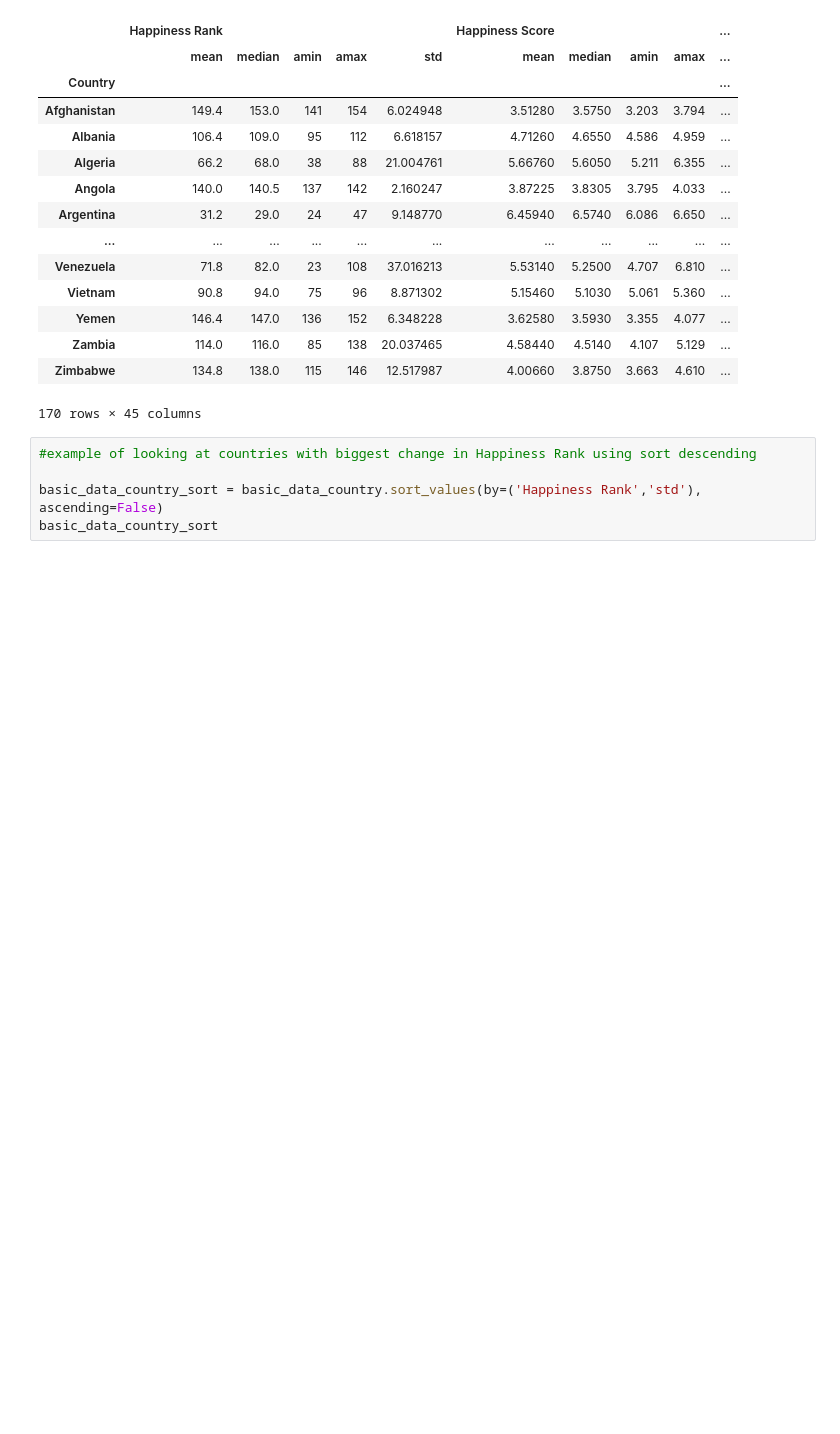
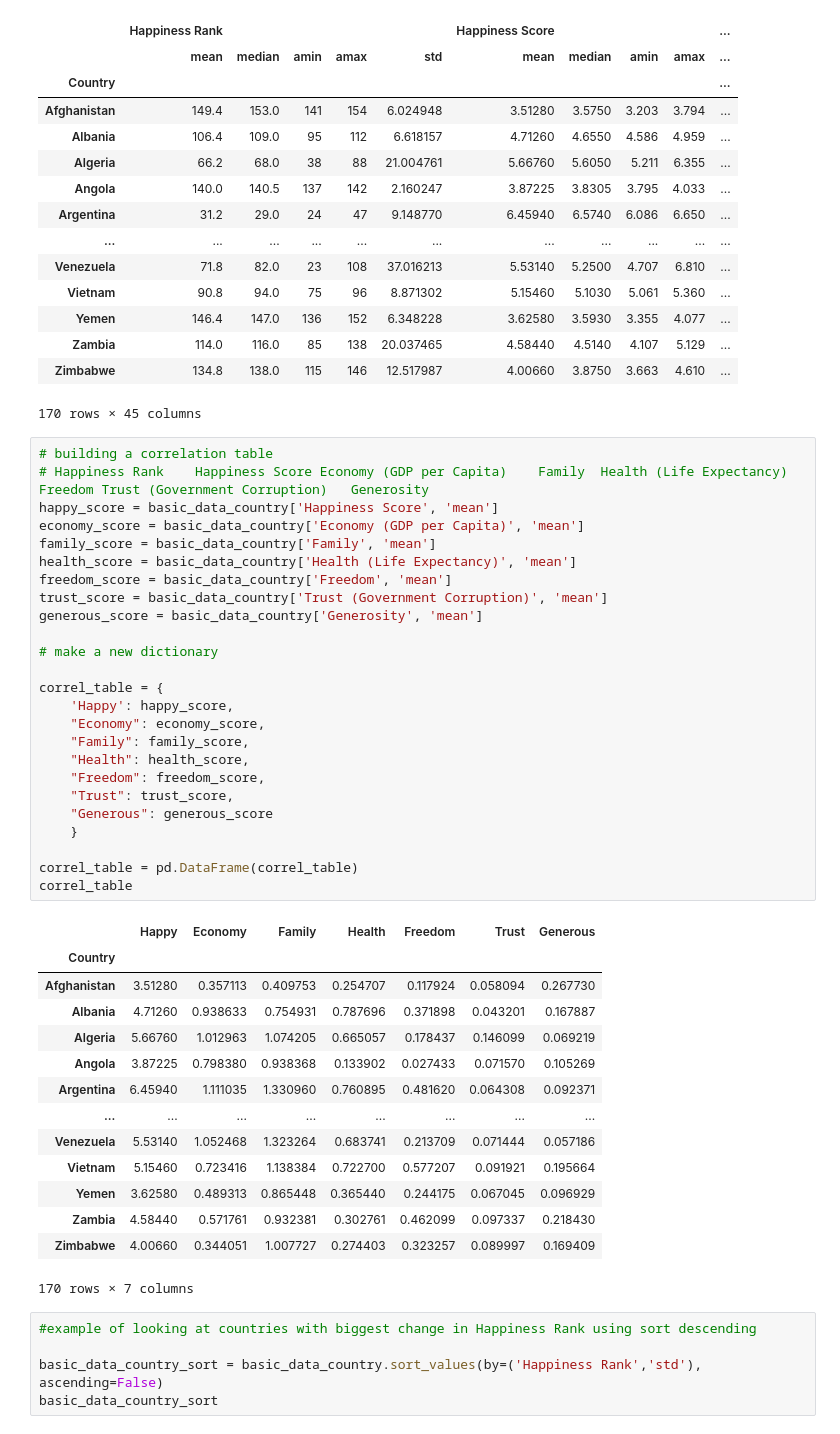
Before and after one commit to cbragg3136/world_happiness_project1, a Jupyter notebook: World_Hap_cleaning.ipynb, the cells around one changed output. Cells and saved outputs as stored; diff of their text form; blank space fills up the shorter version.

```diff
--- a/World_Hap_cleaning.ipynb
+++ b/World_Hap_cleaning.ipynb
@@ -225,6 +212,46 @@ basic_data_country
 | Zambia | 114.0 | 116.0 | 85 | 138 | 20.037465 | 4.58440 | 4.5140 | 4.107 | 5.129 | ... |
 | Zimbabwe | 134.8 | 138.0 | 115 | 146 | 12.517987 | 4.00660 | 3.8750 | 3.663 | 4.610 | ... |
 170 rows × 45 columns
+# %%
+# building a correlation table
+# Happiness Rank	Happiness Score	Economy (GDP per Capita)	Family	Health (Life Expectancy)	Freedom	Trust (Government Corruption)	Generosity
+happy_score = basic_data_country['Happiness Score', 'mean']
+economy_score = basic_data_country['Economy (GDP per Capita)', 'mean']
+family_score = basic_data_country['Family', 'mean']
+health_score = basic_data_country['Health (Life Expectancy)', 'mean']
+freedom_score = basic_data_country['Freedom', 'mean']
+trust_score = basic_data_country['Trust (Government Corruption)', 'mean']
+generous_score = basic_data_country['Generosity', 'mean']
+
+# make a new dictionary
+
+correl_table = {
+    'Happy': happy_score,
+    "Economy": economy_score,
+    "Family": family_score,
+    "Health": health_score,
+    "Freedom": freedom_score,
+    "Trust": trust_score,
+    "Generous": generous_score
+    }
+
+correl_table = pd.DataFrame(correl_table)
+correl_table
+# %% [output]
+|  | Happy | Economy | Family | Health | Freedom | Trust | Generous |
+| Country |  |  |  |  |  |  |  |
+| Afghanistan | 3.51280 | 0.357113 | 0.409753 | 0.254707 | 0.117924 | 0.058094 | 0.267730 |
+| Albania | 4.71260 | 0.938633 | 0.754931 | 0.787696 | 0.371898 | 0.043201 | 0.167887 |
+| Algeria | 5.66760 | 1.012963 | 1.074205 | 0.665057 | 0.178437 | 0.146099 | 0.069219 |
+| Angola | 3.87225 | 0.798380 | 0.938368 | 0.133902 | 0.027433 | 0.071570 | 0.105269 |
+| Argentina | 6.45940 | 1.111035 | 1.330960 | 0.760895 | 0.481620 | 0.064308 | 0.092371 |
+| ... | ... | ... | ... | ... | ... | ... | ... |
+| Venezuela | 5.53140 | 1.052468 | 1.323264 | 0.683741 | 0.213709 | 0.071444 | 0.057186 |
+| Vietnam | 5.15460 | 0.723416 | 1.138384 | 0.722700 | 0.577207 | 0.091921 | 0.195664 |
+| Yemen | 3.62580 | 0.489313 | 0.865448 | 0.365440 | 0.244175 | 0.067045 | 0.096929 |
+| Zambia | 4.58440 | 0.571761 | 0.932381 | 0.302761 | 0.462099 | 0.097337 | 0.218430 |
+| Zimbabwe | 4.00660 | 0.344051 | 1.007727 | 0.274403 | 0.323257 | 0.089997 | 0.169409 |
+170 rows × 7 columns
 # %%
 #example of looking at countries with biggest change in Happiness Rank using sort descending
 
```
Also changed, not shown: parts of 2 cells of this notebook.
